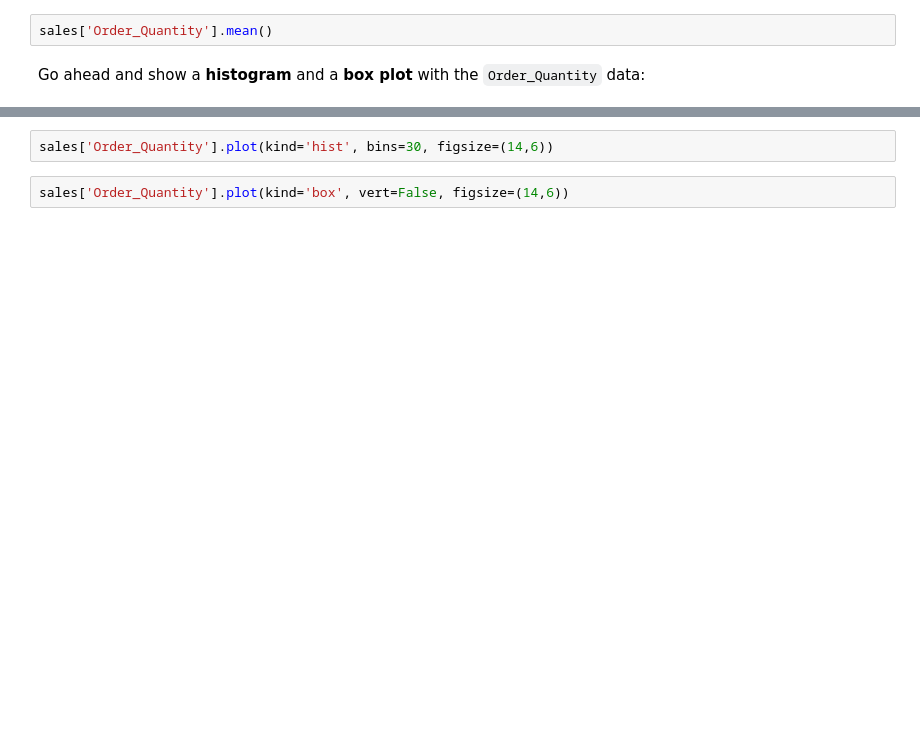
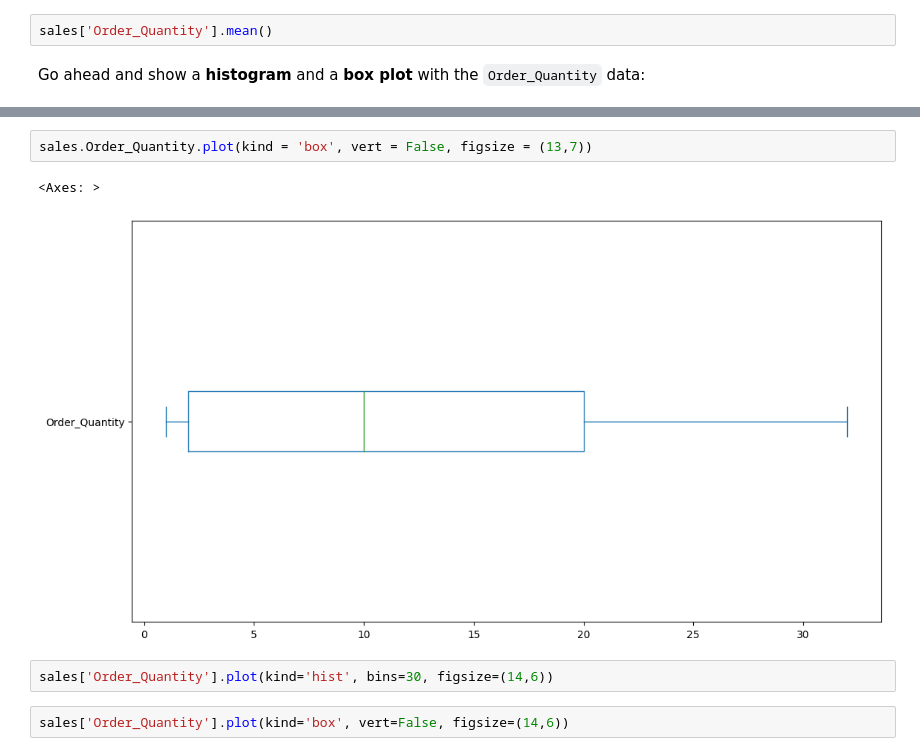
Before and after one commit to nila-novita/FreeCodeCamp-Pandas-Real-Life-Example, a Jupyter notebook: Exercises_1.ipynb, the cells around one changed output, grey strips where cells are left out. Cells and saved outputs as stored; diff of their text form; blank space fills up the shorter version.

```diff
--- a/Exercises_1.ipynb
+++ b/Exercises_1.ipynb
@@ -92,3 +99,8 @@ Go ahead and show a <b>histogram</b> and a <b>box plot</b> with the `Order_Quant
+# %%
+sales.Order_Quantity.plot(kind = 'box', vert = False, figsize = (13,7))
+# %% [output]
+<Axes: >
+[figure, added]
 # %%
 sales['Order_Quantity'].plot(kind='hist', bins=30, figsize=(14,6))
 # %%
```
Also changed, not shown: parts of 7 cells of this notebook.
